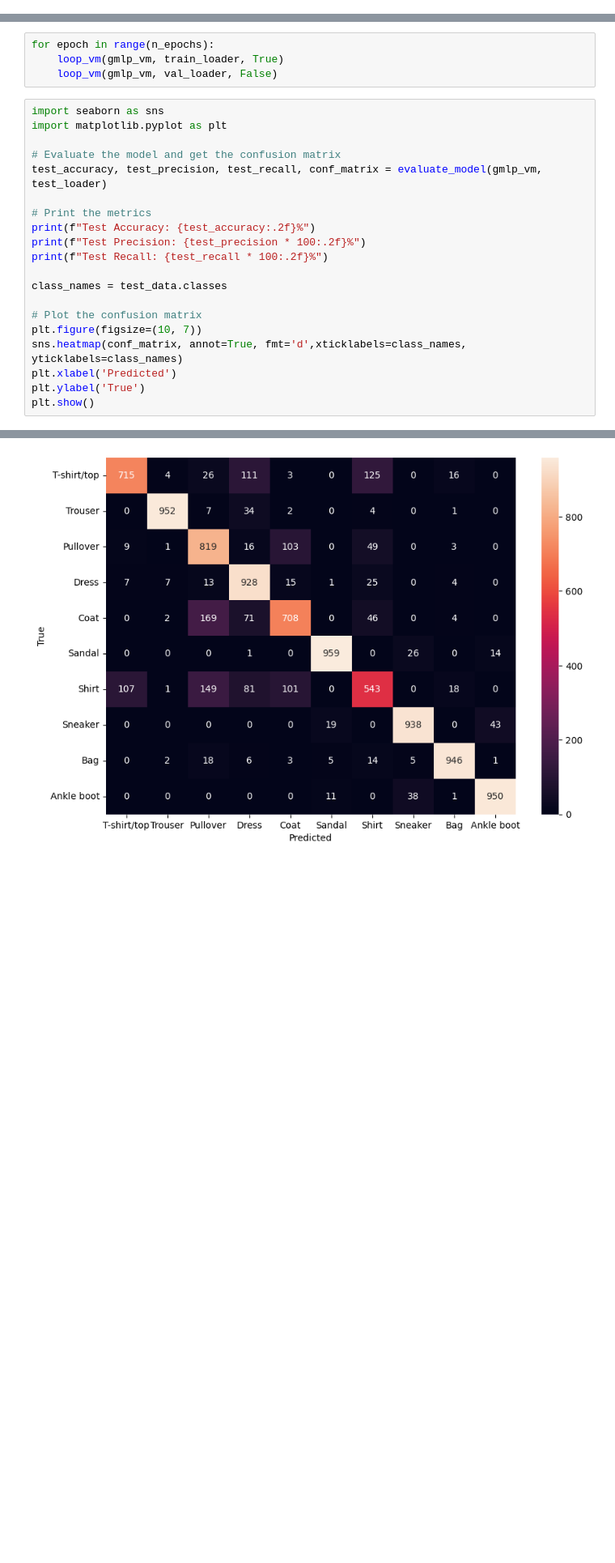
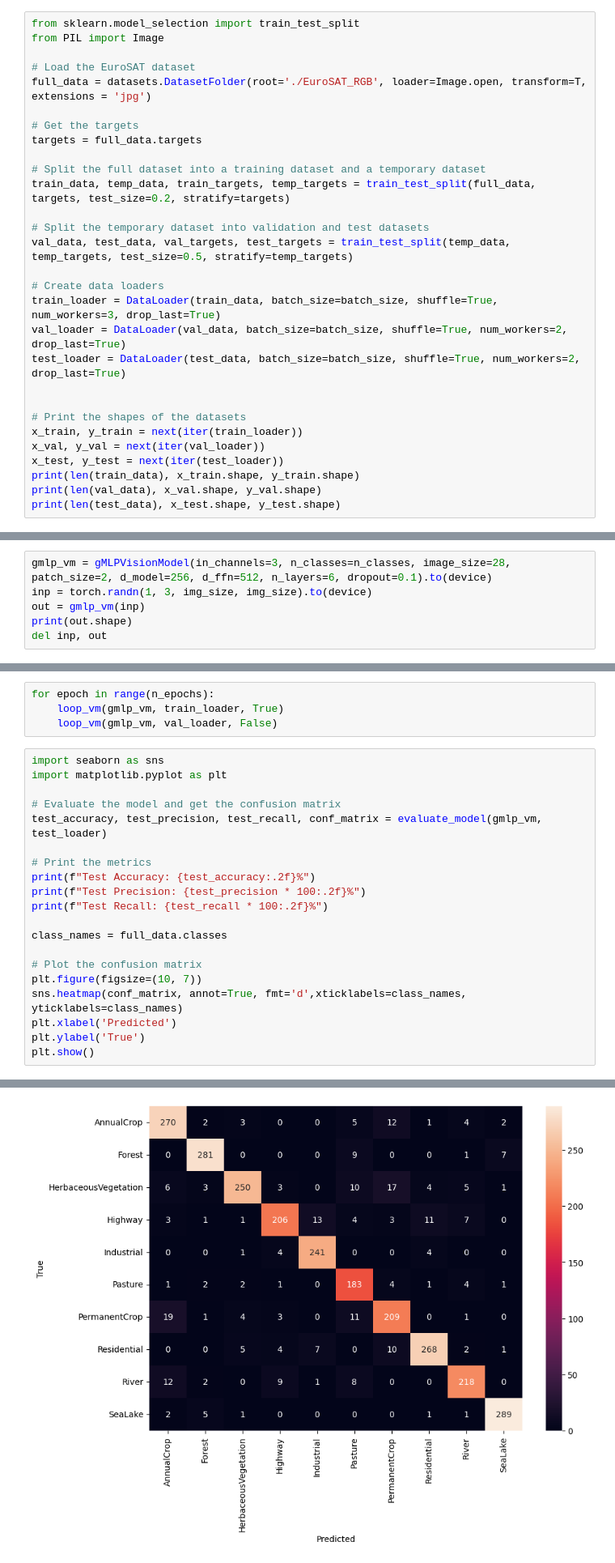
Before and after one commit to calimandaniel/NNProject, a Jupyter notebook: NN_Project_Daniel_Caliman_Nikolas_Jochens.ipynb, the cells around one changed output, grey strips where cells are left out. Shown at 81% size. Drawn from its saved outputs; the diff is of its cells as text; blank space fills up the shorter version.

Commit message:
Completed adding EuroSAT dataset. Did the training, validation and test.

```diff
--- a/NN_Project_Daniel_Caliman_Nikolas_Jochens.ipynb
+++ b/NN_Project_Daniel_Caliman_Nikolas_Jochens.ipynb
@@ -279,0 +323,29 @@ torch.Size([1, 10])
+# %%
+from sklearn.model_selection import train_test_split
+from PIL import Image
+
+# Load the EuroSAT dataset
+full_data = datasets.DatasetFolder(root='./EuroSAT_RGB', loader=Image.open, transform=T, extensions = 'jpg')
+
+# Get the targets
+targets = full_data.targets
+
+# Split the full dataset into a training dataset and a temporary dataset
+train_data, temp_data, train_targets, temp_targets = train_test_split(full_data, targets, test_size=0.2, stratify=targets)
+
+# Split the temporary dataset into validation and test datasets
+val_data, test_data, val_targets, test_targets = train_test_split(temp_data, temp_targets, test_size=0.5, stratify=temp_targets)
+
+# Create data loaders
+train_loader = DataLoader(train_data, batch_size=batch_size, shuffle=True, num_workers=3, drop_last=True)
+val_loader = DataLoader(val_data, batch_size=batch_size, shuffle=True, num_workers=2, drop_last=True)
+test_loader = DataLoader(test_data, batch_size=batch_size, shuffle=True, num_workers=2, drop_last=True)
+
+
+# Print the shapes of the datasets
+x_train, y_train = next(iter(train_loader))
+x_val, y_val = next(iter(val_loader))
+x_test, y_test = next(iter(test_loader))
+print(len(train_data), x_train.shape, y_train.shape)
+print(len(val_data), x_val.shape, y_val.shape)
+print(len(test_data), x_test.shape, y_test.shape)
@@ -279,0 +356,6 @@ torch.Size([1, 10])
+# %%
+gmlp_vm = gMLPVisionModel(in_channels=3, n_classes=n_classes, image_size=28, patch_size=2, d_model=256, d_ffn=512, n_layers=6, dropout=0.1).to(device)
+inp = torch.randn(1, 3, img_size, img_size).to(device)
+out = gmlp_vm(inp)
+print(out.shape)
+del inp, out
@@ -301,7 +385,7 @@ print(f"Test Accuracy: {test_accuracy:.2f}%")
 print(f"Test Precision: {test_precision * 100:.2f}%")
 print(f"Test Recall: {test_recall * 100:.2f}%")
 
-class_names = test_data.classes
+class_names = full_data.classes
 
 # Plot the confusion matrix
 plt.figure(figsize=(10, 7))
@@ -316 +400 @@ Test Recall: 84.58%
-[figure, old version]
+[figure, new version]
```
Also changed, not shown: parts of 11 cells of this notebook.
